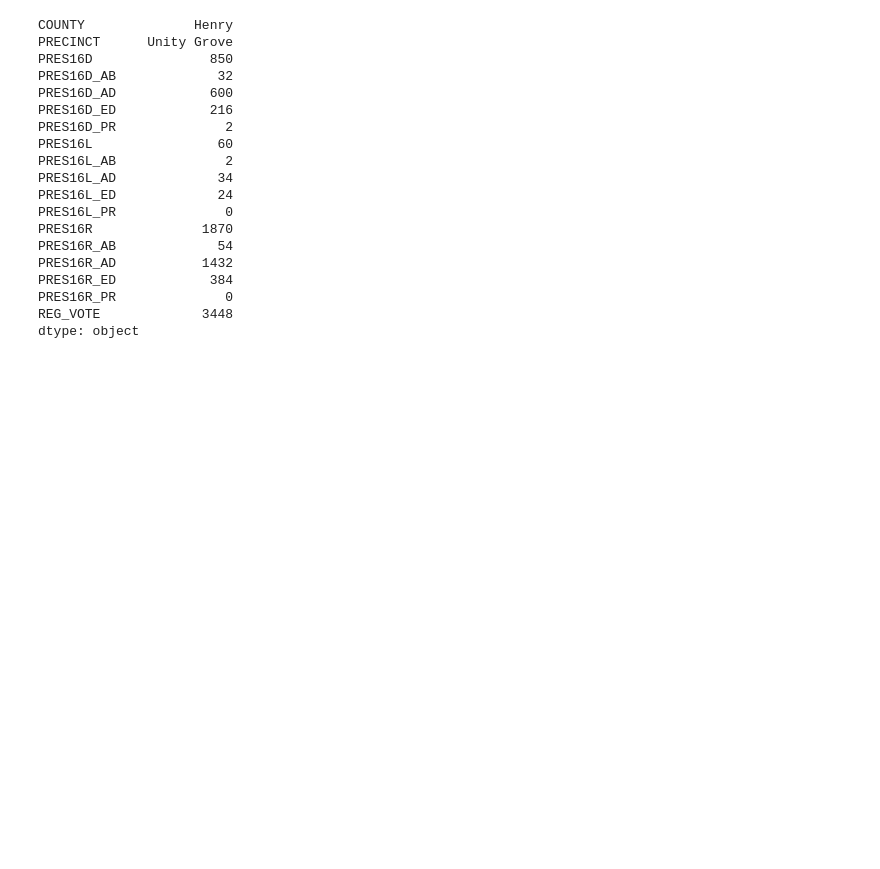
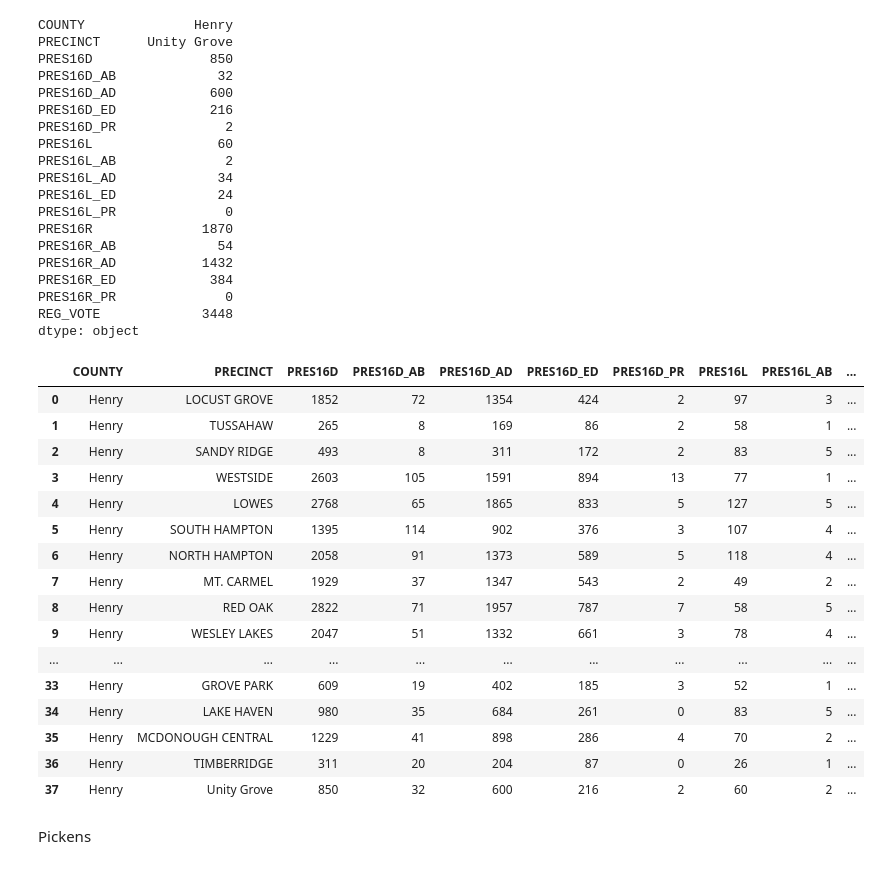
Before and after one commit to vrdi/preprocessing, a Jupyter notebook: MatchingPrecincts.ipynb, the cells around one changed output. Cells and saved outputs as stored; diff of their text form; code cells hidden in the pictures; blank space fills up the shorter version.

Commit message:
merged pickens

```diff
--- a/MatchingPrecincts.ipynb
+++ b/MatchingPrecincts.ipynb
@@ -476,3 +476,23 @@ REG_VOTE             3448
 dtype: object
 # %%
 henry_dropped=henry.drop([1882,1883])
+# %%
+henry_dropped.append(merged_henry_precincts,ignore_index=True)
+# %% [output]
+|  | COUNTY | PRECINCT | PRES16D | PRES16D_AB | PRES16D_AD | PRES16D_ED | PRES16D_PR | PRES16L | PRES16L_AB | ... |
+| 0 | Henry | LOCUST GROVE | 1852 | 72 | 1354 | 424 | 2 | 97 | 3 | ... |
+| 1 | Henry | TUSSAHAW | 265 | 8 | 169 | 86 | 2 | 58 | 1 | ... |
+| 2 | Henry | SANDY RIDGE | 493 | 8 | 311 | 172 | 2 | 83 | 5 | ... |
+| 3 | Henry | WESTSIDE | 2603 | 105 | 1591 | 894 | 13 | 77 | 1 | ... |
+| 4 | Henry | LOWES | 2768 | 65 | 1865 | 833 | 5 | 127 | 5 | ... |
+| 5 | Henry | SOUTH HAMPTON | 1395 | 114 | 902 | 376 | 3 | 107 | 4 | ... |
+| 6 | Henry | NORTH HAMPTON | 2058 | 91 | 1373 | 589 | 5 | 118 | 4 | ... |
+| 7 | Henry | MT. CARMEL | 1929 | 37 | 1347 | 543 | 2 | 49 | 2 | ... |
+| 8 | Henry | RED OAK | 2822 | 71 | 1957 | 787 | 7 | 58 | 5 | ... |
+| 9 | Henry | WESLEY LAKES | 2047 | 51 | 1332 | 661 | 3 | 78 | 4 | ... |
+| ... | ... | ... | ... | ... | ... | ... | ... | ... | ... | ... |
+| 33 | Henry | GROVE PARK | 609 | 19 | 402 | 185 | 3 | 52 | 1 | ... |
+| 34 | Henry | LAKE HAVEN | 980 | 35 | 684 | 261 | 0 | 83 | 5 | ... |
+| 35 | Henry | MCDONOUGH CENTRAL | 1229 | 41 | 898 | 286 | 4 | 70 | 2 | ... |
+| 36 | Henry | TIMBERRIDGE | 311 | 20 | 204 | 87 | 0 | 26 | 1 | ... |
+| 37 | Henry | Unity Grove | 850 | 32 | 600 | 216 | 2 | 60 | 2 | ... |
@@ -478,0 +501,2 @@ henry_dropped=henry.drop([1882,1883])
+# %% [markdown]
+Pickens
```
Also changed, not shown: parts of 9 cells of this notebook, 1 other file.
